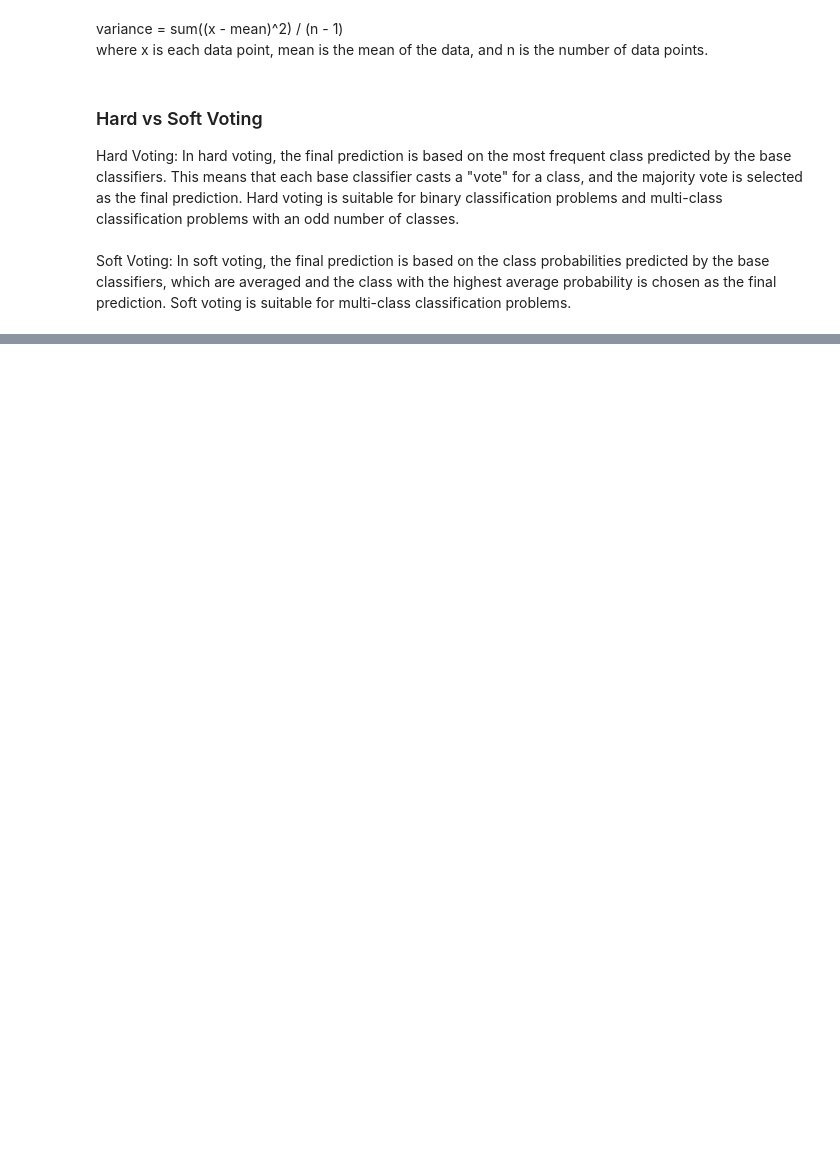
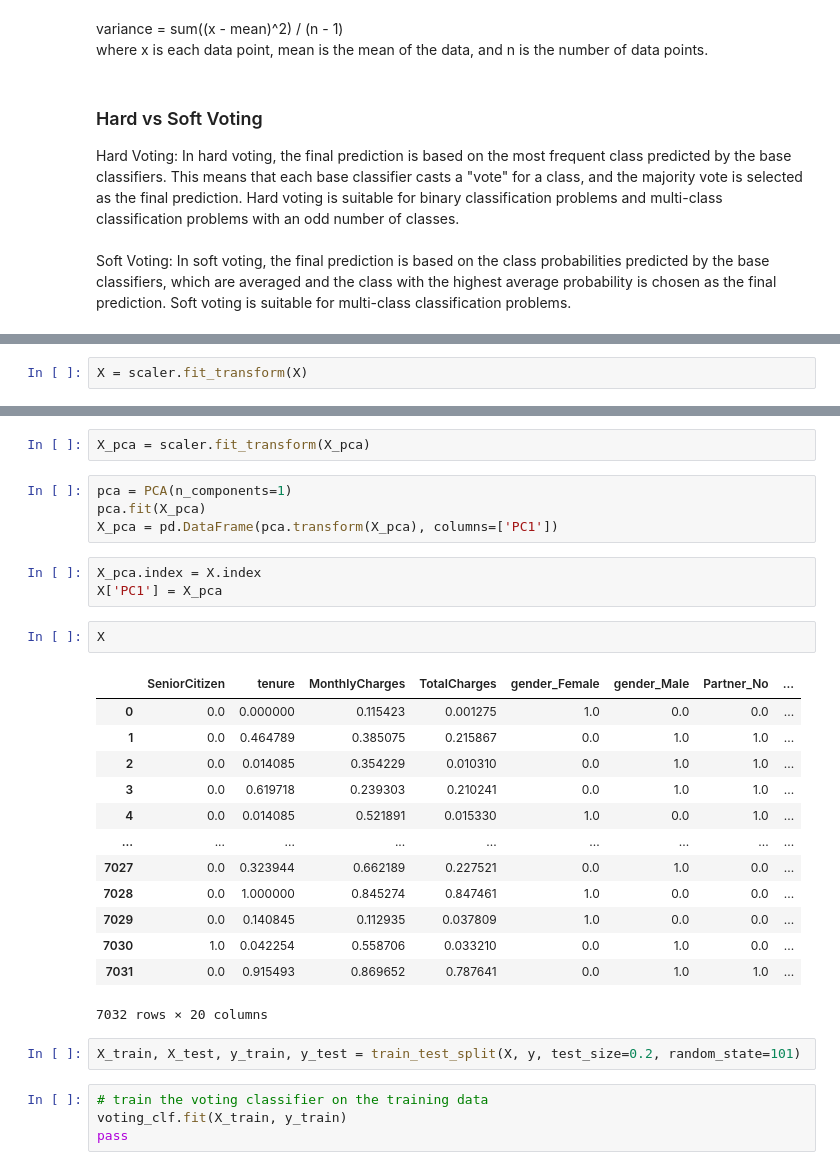
Before and after one commit to armanddd/TELCOM_CHURN, a Jupyter notebook: telcom_churn.ipynb, the cells around one changed output, grey strips where cells are left out. Cells and saved outputs as stored; diff of their text form; blank space fills up the shorter version.

```diff
--- a/telcom_churn.ipynb
+++ b/telcom_churn.ipynb
@@ -654,0 +694,2 @@ In soft voting, the final prediction is based on the class probabilities predict
+# %%
+X = scaler.fit_transform(X)
@@ -654,0 +710,31 @@ In soft voting, the final prediction is based on the class probabilities predict
+# %%
+X_pca = scaler.fit_transform(X_pca)
+# %%
+pca = PCA(n_components=1)
+pca.fit(X_pca)
+X_pca = pd.DataFrame(pca.transform(X_pca), columns=['PC1'])
+# %%
+X_pca.index = X.index
+X['PC1'] = X_pca
+# %%
+X
+# %% [output]
+|  | SeniorCitizen | tenure | MonthlyCharges | TotalCharges | gender_Female | gender_Male | Partner_No | ... |
+| 0 | 0.0 | 0.000000 | 0.115423 | 0.001275 | 1.0 | 0.0 | 0.0 | ... |
+| 1 | 0.0 | 0.464789 | 0.385075 | 0.215867 | 0.0 | 1.0 | 1.0 | ... |
+| 2 | 0.0 | 0.014085 | 0.354229 | 0.010310 | 0.0 | 1.0 | 1.0 | ... |
+| 3 | 0.0 | 0.619718 | 0.239303 | 0.210241 | 0.0 | 1.0 | 1.0 | ... |
+| 4 | 0.0 | 0.014085 | 0.521891 | 0.015330 | 1.0 | 0.0 | 1.0 | ... |
+| ... | ... | ... | ... | ... | ... | ... | ... | ... |
+| 7027 | 0.0 | 0.323944 | 0.662189 | 0.227521 | 0.0 | 1.0 | 0.0 | ... |
+| 7028 | 0.0 | 1.000000 | 0.845274 | 0.847461 | 1.0 | 0.0 | 0.0 | ... |
+| 7029 | 0.0 | 0.140845 | 0.112935 | 0.037809 | 1.0 | 0.0 | 0.0 | ... |
+| 7030 | 1.0 | 0.042254 | 0.558706 | 0.033210 | 0.0 | 1.0 | 0.0 | ... |
+| 7031 | 0.0 | 0.915493 | 0.869652 | 0.787641 | 0.0 | 1.0 | 1.0 | ... |
+7032 rows × 20 columns
+# %%
+X_train, X_test, y_train, y_test = train_test_split(X, y, test_size=0.2, random_state=101)
+# %%
+# train the voting classifier on the training data
+voting_clf.fit(X_train, y_train)
+pass
```
Also changed, not shown: parts of 35 cells of this notebook.
